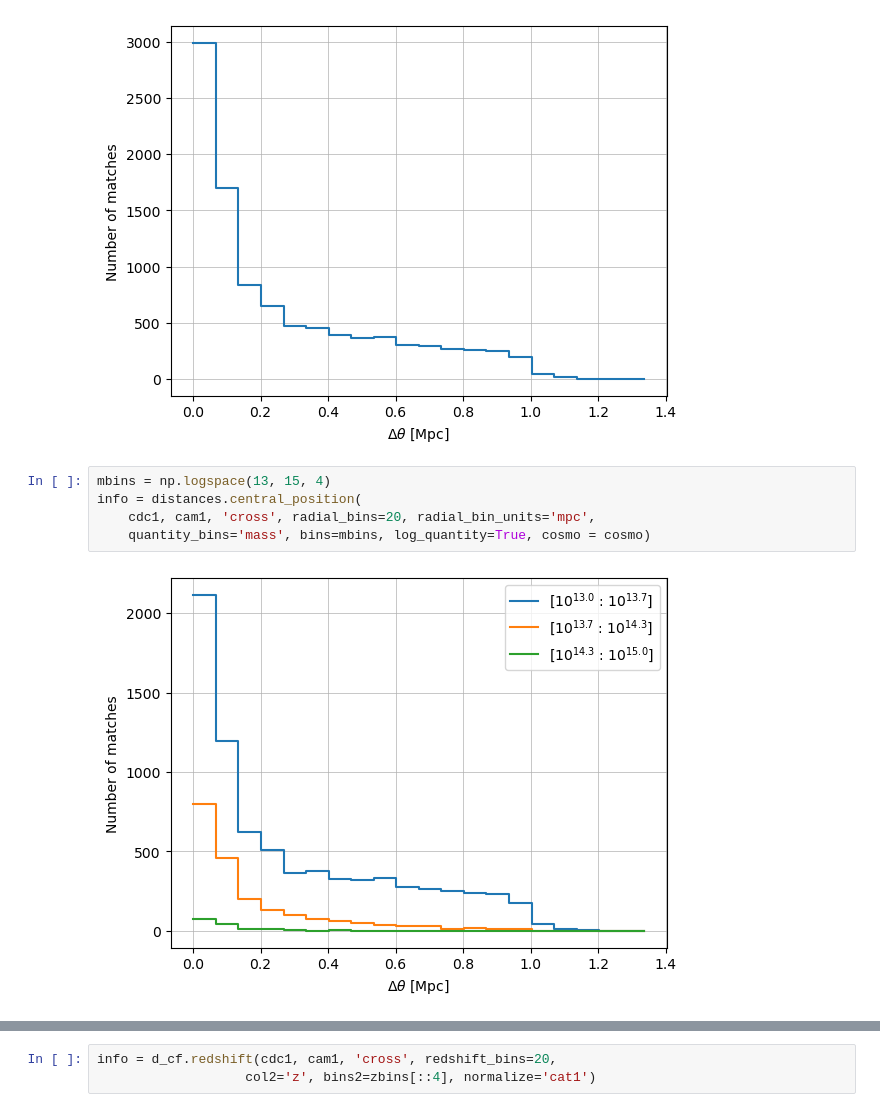
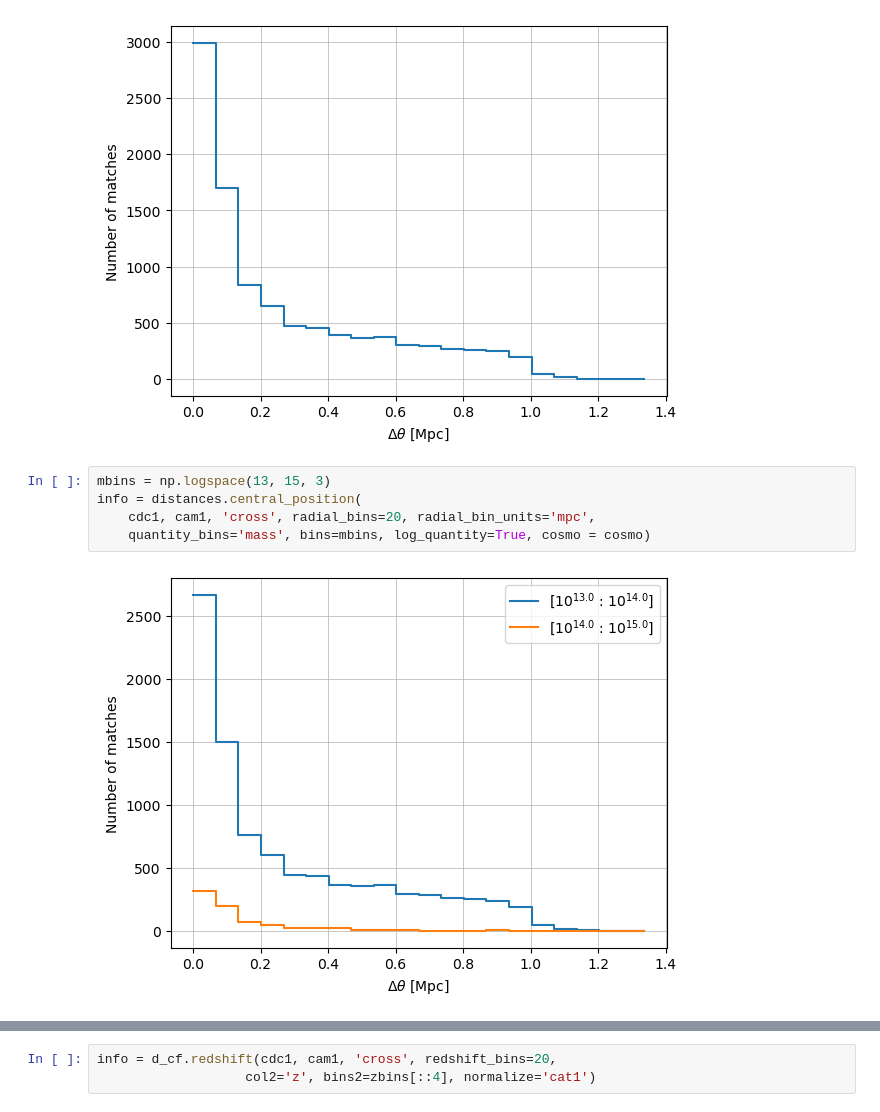
Before and after one commit to LSSTDESC/cluster_challenge, a Jupyter notebook: notebooks/morecl_match_amicocosmodc2.ipynb, the cells around one changed output, grey strips where cells are left out. Drawn from its saved outputs; the diff is of its cells as text.

```diff
--- a/notebooks/morecl_match_amicocosmodc2.ipynb
+++ b/notebooks/morecl_match_amicocosmodc2.ipynb
@@ -323,9 +352,9 @@ info = d_cf.central_position(cdc1, cam1, 'cross', radial_bins=20, radial_bin_uni
 # %% [output]
 [figure]
 # %%
-mbins = np.logspace(13, 15, 4)
+mbins = np.logspace(13, 15, 3)
 info = distances.central_position(
     cdc1, cam1, 'cross', radial_bins=20, radial_bin_units='mpc',
     quantity_bins='mass', bins=mbins, log_quantity=True, cosmo = cosmo)
 # %% [output]
-[figure, old version]
+[figure, new version]
```
Also changed, not shown: parts of 14 cells of this notebook.
